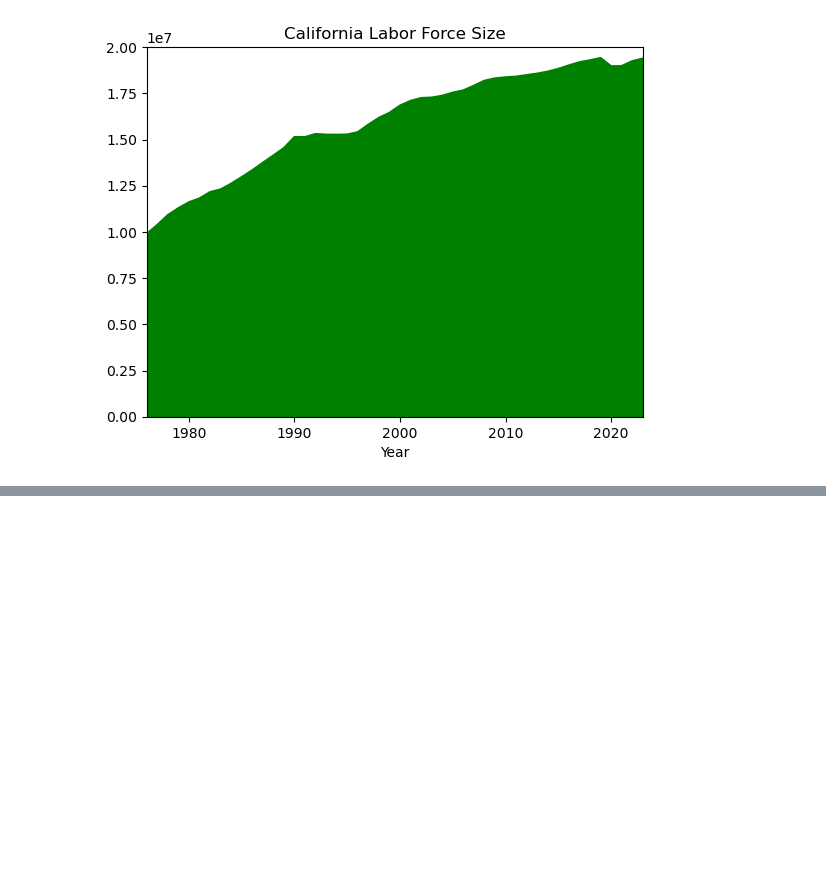
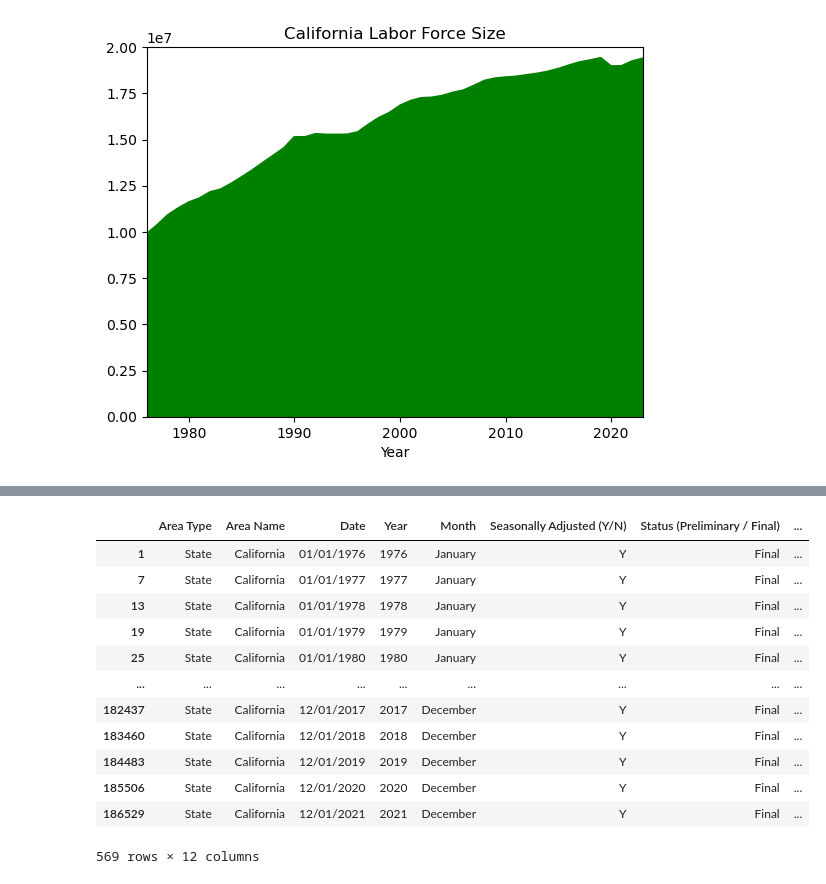
Before and after one commit to Tinashe-04/LocalAreaUnemploymentStatistics, a Jupyter notebook: Local Area Unemployment Stats.ipynb, the cells around one changed output, grey strips where cells are left out. Cells and saved outputs as stored; diff of their text form; code cells hidden in the pictures; blank space fills up the shorter version.

```diff
--- a/Local Area Unemployment Stats.ipynb
+++ b/Local Area Unemployment Stats.ipynb
@@ -279,0 +305,19 @@ states_adjusted.groupby('Year')['Labor Force'].agg('mean').plot(kind='area', xli
+# %%
+# create a new column with unemployment rate as a percentage
+
+states_adjusted.loc[:, 'Unemployment Rate Pct'] = round(states_adjusted['Unemployment Rate']*100, 2)
+states_adjusted
+# %% [output]
+|  | Area Type | Area Name | Date | Year | Month | Seasonally Adjusted (Y/N) | Status (Preliminary / Final) | ... |
+| 1 | State | California | 01/01/1976 | 1976 | January | Y | Final | ... |
+| 7 | State | California | 01/01/1977 | 1977 | January | Y | Final | ... |
+| 13 | State | California | 01/01/1978 | 1978 | January | Y | Final | ... |
+| 19 | State | California | 01/01/1979 | 1979 | January | Y | Final | ... |
+| 25 | State | California | 01/01/1980 | 1980 | January | Y | Final | ... |
+| ... | ... | ... | ... | ... | ... | ... | ... | ... |
+| 182437 | State | California | 12/01/2017 | 2017 | December | Y | Final | ... |
+| 183460 | State | California | 12/01/2018 | 2018 | December | Y | Final | ... |
+| 184483 | State | California | 12/01/2019 | 2019 | December | Y | Final | ... |
+| 185506 | State | California | 12/01/2020 | 2020 | December | Y | Final | ... |
+| 186529 | State | California | 12/01/2021 | 2021 | December | Y | Final | ... |
+569 rows × 12 columns
```
Also changed, not shown: parts of 4 cells of this notebook.
